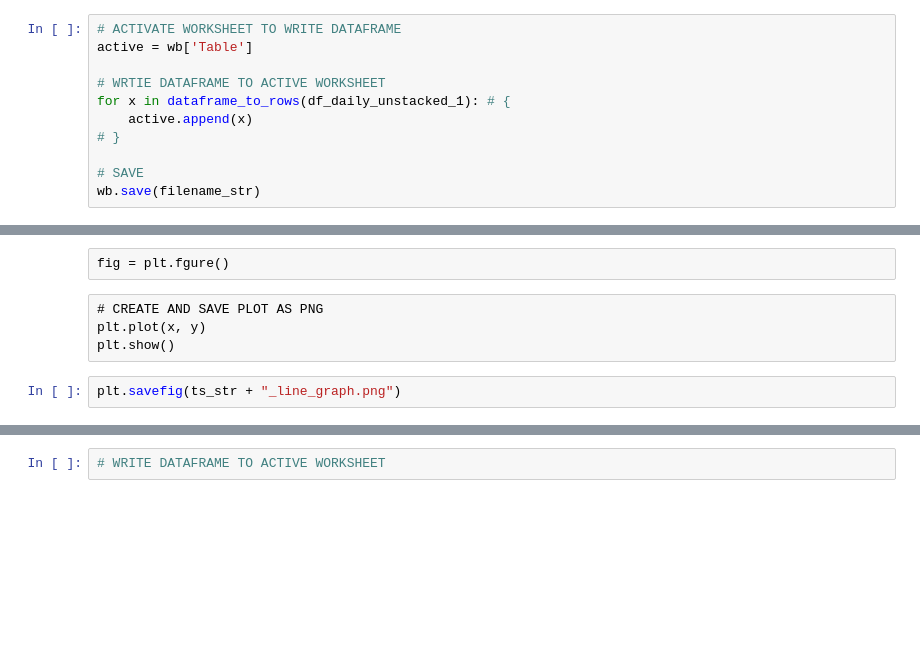
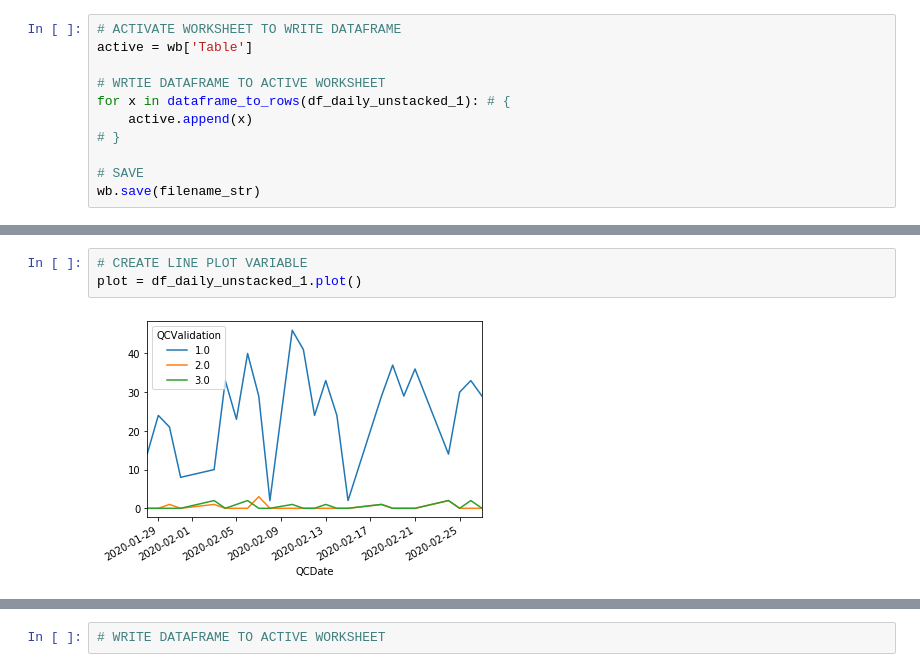
Before and after one commit to sownthunder/Data-Developer-Droolkit, a Jupyter notebook: AGILENT/METRICS/QCMetrics_FINALE.ipynb, the cells around one changed output, grey strips where cells are left out. Drawn from its saved outputs; the diff is of its cells as text; blank space fills up the shorter version.

```diff
--- a/AGILENT/METRICS/QCMetrics_FINALE.ipynb
+++ b/AGILENT/METRICS/QCMetrics_FINALE.ipynb
@@ -927,8 +914,5 @@ plt.show(df_daily_unstacked_1.plot())
-# %% [raw]
-fig = plt.fgure()
-# %% [raw]
-# CREATE AND SAVE PLOT AS PNG
-plt.plot(x, y)
-plt.show()
-# %%
-plt.savefig(ts_str + "_line_graph.png")
+# %%
+# CREATE LINE PLOT VARIABLE
+plot = df_daily_unstacked_1.plot()
+# %% [output]
+[figure, added]
```
Also changed, not shown: parts of 63 cells of this notebook, 26 other files.
